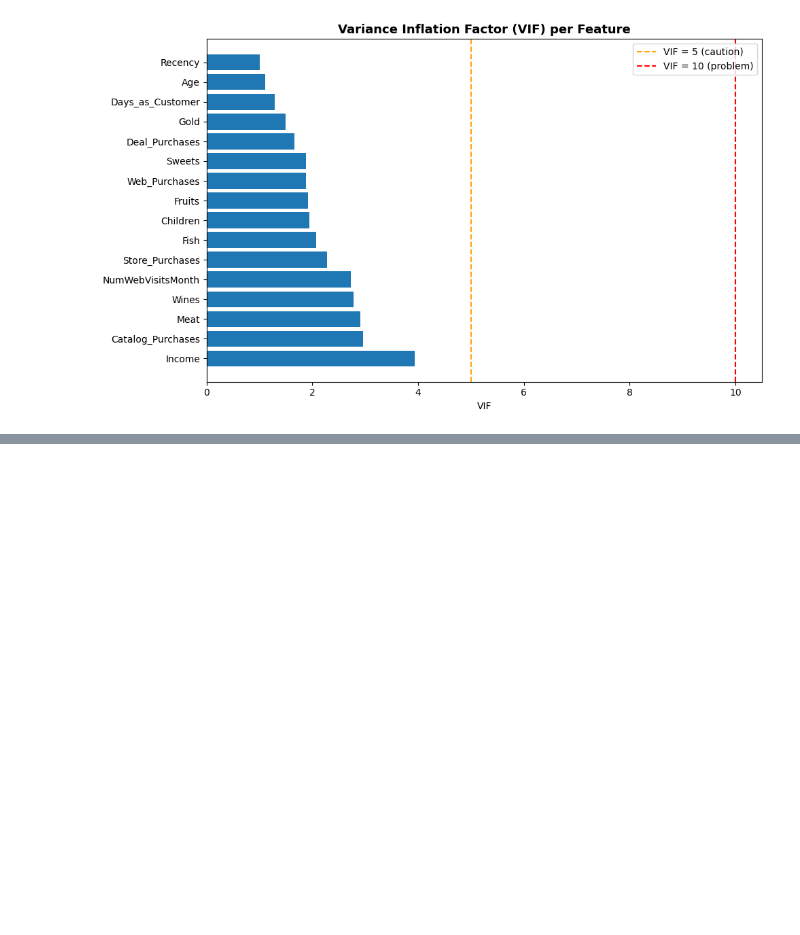
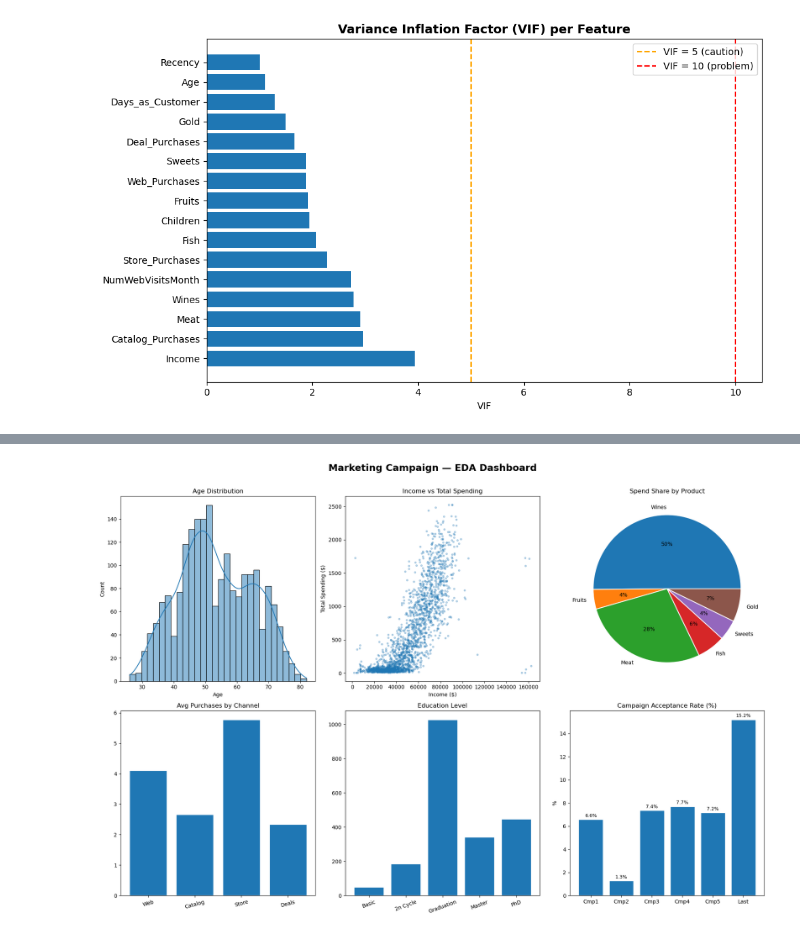
Before and after one commit to papocun/Customer-Segmentation-Project, a Jupyter notebook: Notebooks/Eda.ipynb, the cells around one changed output, grey strips where cells are left out. Saved outputs shown, nothing was run; the diff lists cells and outputs as text; code cells hidden in the pictures; blank space fills up the shorter version.

```diff
--- a/Notebooks/Eda.ipynb
+++ b/Notebooks/Eda.ipynb
@@ -1103,0 +1129,56 @@ plt.show()
+# %%
+# Final insight dashboard (6-panel summary)
+fig = plt.figure(figsize=(18, 12))
+fig.suptitle('Marketing Campaign — EDA Dashboard', fontsize=18, fontweight='bold', y=1.01)
+
+# Panel 1: Age distribution
+ax1 = fig.add_subplot(2, 3, 1)
+sns.histplot(df['Age'], bins=30, kde=True, ax=ax1)
+ax1.set_title('Age Distribution')
+ax1.set_xlabel('Age')
+
+# Panel 2: Income vs Spending
+ax2 = fig.add_subplot(2, 3, 2)
+ax2.scatter(df['Income'], df['Total_Spending'], alpha=0.3, s=10)
+ax2.set_title('Income vs Total Spending')
+ax2.set_xlabel('Income ($)')
+ax2.set_ylabel('Total Spending ($)')
+
+# Panel 3: Spend by category
+ax3 = fig.add_subplot(2, 3, 3)
+spend_totals = df[['Wines','Fruits','Meat','Fish','Sweets','Gold']].sum()
+ax3.pie(spend_totals, labels=spend_totals.index, autopct='%1.0f%%',
+        wedgeprops={'edgecolor':'white','linewidth':1.5})
+ax3.set_title('Spend Share by Product')
+
+# Panel 4: Purchase channels
+ax4 = fig.add_subplot(2, 3, 4)
+ch = df[['Web_Purchases','Catalog_Purchases','Store_Purchases','Deal_Purchases']].mean()
+ax4.bar(ch.index, ch.values, edgecolor='white')
+ax4.set_title('Avg Purchases by Channel')
+ax4.set_xticks(range(len(ch)))
+ax4.set_xticklabels(['Web','Catalog','Store','Deals'], rotation=15)
+
+# Panel 5: Education counts
+ax5 = fig.add_subplot(2, 3, 5)
+edu_vc = df['Education'].value_counts().reindex(['Basic','2n Cycle','Graduation','Master','PhD'])
+ax5.bar(edu_vc.index, edu_vc.values, edgecolor='white')
+ax5.set_title('Education Level')
+ax5.set_xticklabels(edu_vc.index, rotation=20)
+
+# Panel 6: Promo acceptance by campaign
+ax6 = fig.add_subplot(2, 3, 6)
+cmp_rates = df[['AcceptedCmp1','AcceptedCmp2','AcceptedCmp3',
+                'AcceptedCmp4','AcceptedCmp5','Response']].mean().mul(100)
+ax6.bar(['Cmp1','Cmp2','Cmp3','Cmp4','Cmp5','Last'], cmp_rates.values, edgecolor='white')
+ax6.set_title('Campaign Acceptance Rate (%)')
+ax6.set_ylabel('%')
+
+for p, v in zip(ax6.patches, cmp_rates.values):
+    ax6.text(p.get_x() + p.get_width()/2, p.get_height() + 0.2,
+             f'{v:.1f}%', ha='center', fontsize=9)
+
+plt.tight_layout()
+plt.show()
+# %% [output]
+[figure, added]
```
Also changed, not shown: parts of 3 cells of this notebook.
